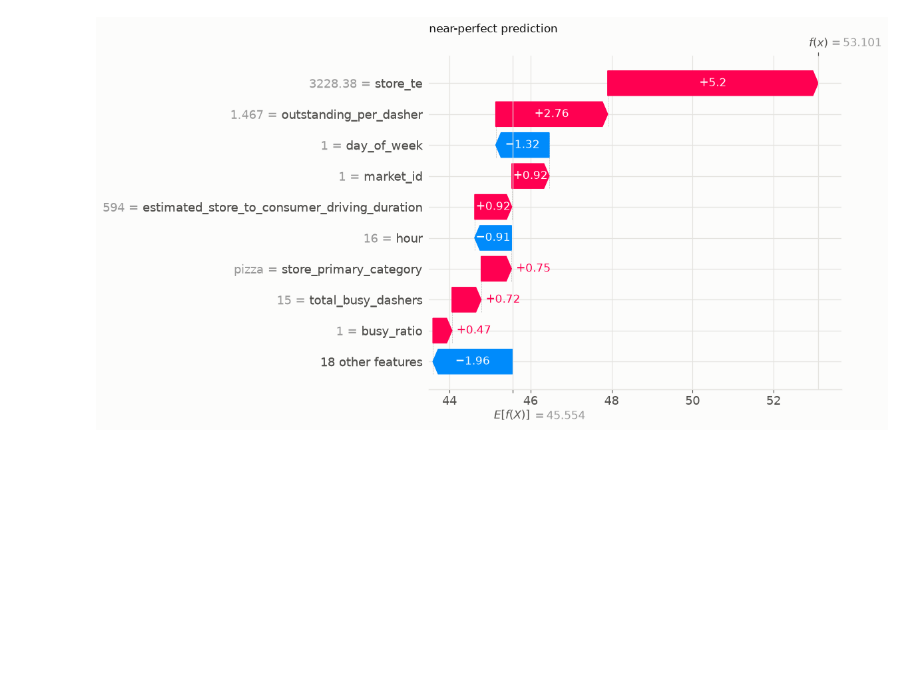
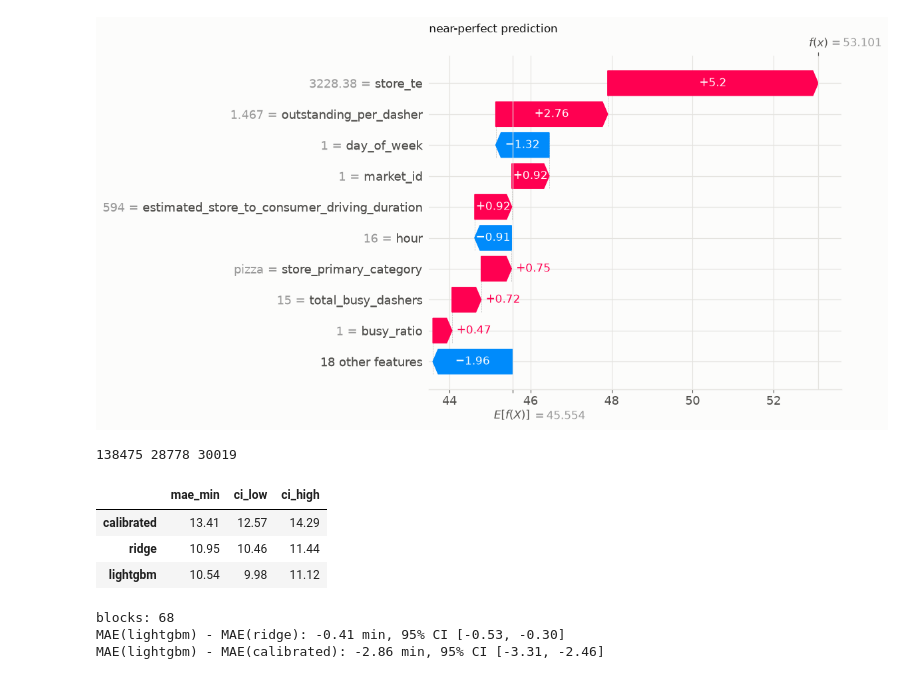
Before and after one commit to arpan23-27/delivery-duration-prediction, a Jupyter notebook: notebooks/05_error_analysis.ipynb, the cells around one changed output. Saved outputs shown, nothing was run; the diff lists cells and outputs as text; code cells hidden in the pictures; blank space fills up the shorter version.

Commit message:
feat(analysis): bootstrap confidence intervals and findings summary

```diff
--- a/notebooks/05_error_analysis.ipynb
+++ b/notebooks/05_error_analysis.ipynb
@@ -324,3 +324,54 @@ worst under-prediction: actual 176 min, predicted 47 min
 [figure]
 near-perfect prediction: actual 53 min, predicted 53 min
 [figure]
+# %%
+train, val, test = S.time_split(feats)
+print(len(train), len(val), len(test))
+# %% [output]
+138475 28778 30019
+# %%
+import src.pipeline as PL
+from sklearn.linear_model import LinearRegression
+
+# Frozen Phase 4 pipeline; this cell reproduces the reported test numbers and tunes nothing.
+train, val, test = S.time_split(feats)
+trainval = pd.concat([train, val], ignore_index=True)
+y_tv, y_te = trainval["duration"], test["duration"]
+
+art = PL.load_artifacts("../models/final.joblib")
+p_final = PL.predict(art, test)
+
+est_fill = trainval["estimated_total"].median()
+lin = LinearRegression().fit(trainval[["estimated_total"]].fillna(est_fill), y_tv)
+p_cal = lin.predict(test[["estimated_total"]].fillna(est_fill))
+tv_m, (te_m,) = MD.add_store_features(trainval, [test])
+p_ridge = MD.build_ridge(1000).fit(tv_m, y_tv).predict(te_m)
+
+# safeguard: must match the numbers reported in Phase 4
+for name, p, expected in [("lightgbm", p_final, 10.545), ("ridge", p_ridge, 10.953),
+                          ("calibrated", p_cal, 13.412)]:
+    assert abs(M.evaluate(y_te, p)["mae_min"] - expected) < 0.002, name
+
+abs_err = {"calibrated": np.abs(p_cal - y_te) / 60,
+           "ridge": np.abs(p_ridge - y_te) / 60,
+           "lightgbm": np.abs(p_final - y_te) / 60}
+blocks = S.local_date(test["created_at"]).astype(str) + "_" + test["hour"].astype(str)
+boot = M.block_bootstrap_mae(abs_err, blocks, n_boot=2000)
+
+summary = pd.DataFrame({"mae_min": pd.Series({k: v.mean() for k, v in abs_err.items()}),
+                        "ci_low": boot.quantile(0.025),
+                        "ci_high": boot.quantile(0.975)}).round(2)
+display(summary)
+print("blocks:", blocks.nunique())
+for a, b in [("lightgbm", "ridge"), ("lightgbm", "calibrated")]:
+    d = boot[a] - boot[b]
+    print(f"MAE({a}) - MAE({b}): {d.mean():.2f} min, "
+          f"95% CI [{d.quantile(.025):.2f}, {d.quantile(.975):.2f}]")
+# %% [output]
+|  | mae_min | ci_low | ci_high |
+| calibrated | 13.41 | 12.57 | 14.29 |
+| ridge | 10.95 | 10.46 | 11.44 |
+| lightgbm | 10.54 | 9.98 | 11.12 |
+blocks: 68
+MAE(lightgbm) - MAE(ridge): -0.41 min, 95% CI [-0.53, -0.30]
+MAE(lightgbm) - MAE(calibrated): -2.86 min, 95% CI [-3.31, -2.46]
```
Also changed, not shown: parts of 2 cells of this notebook, 2 other files.
